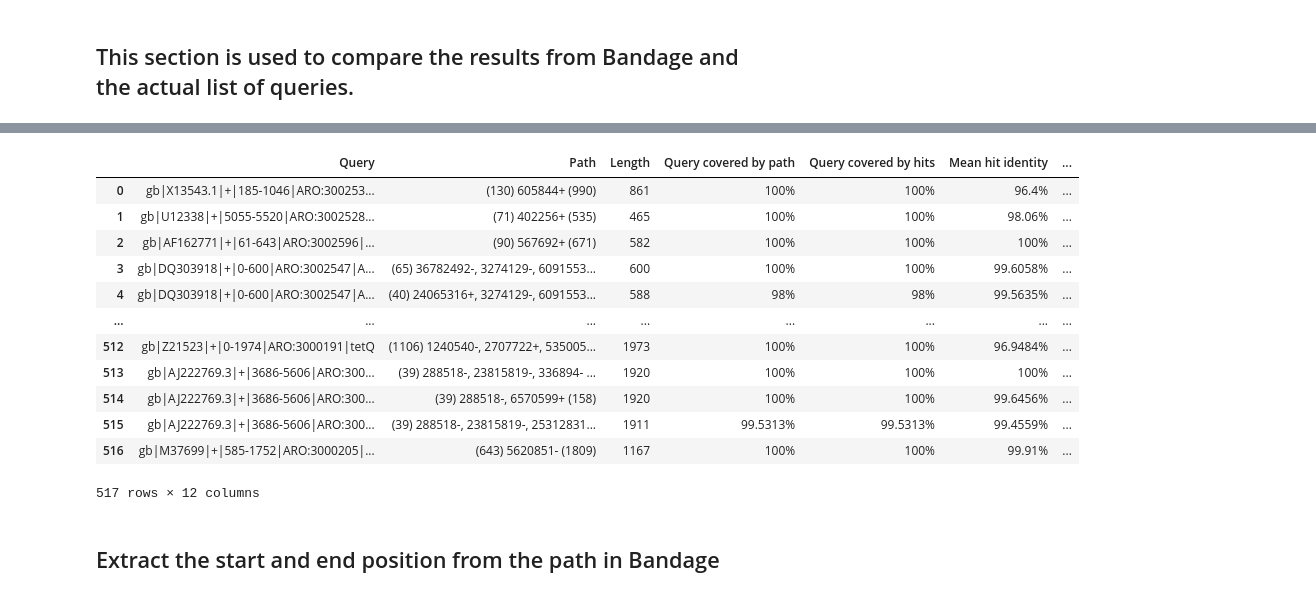
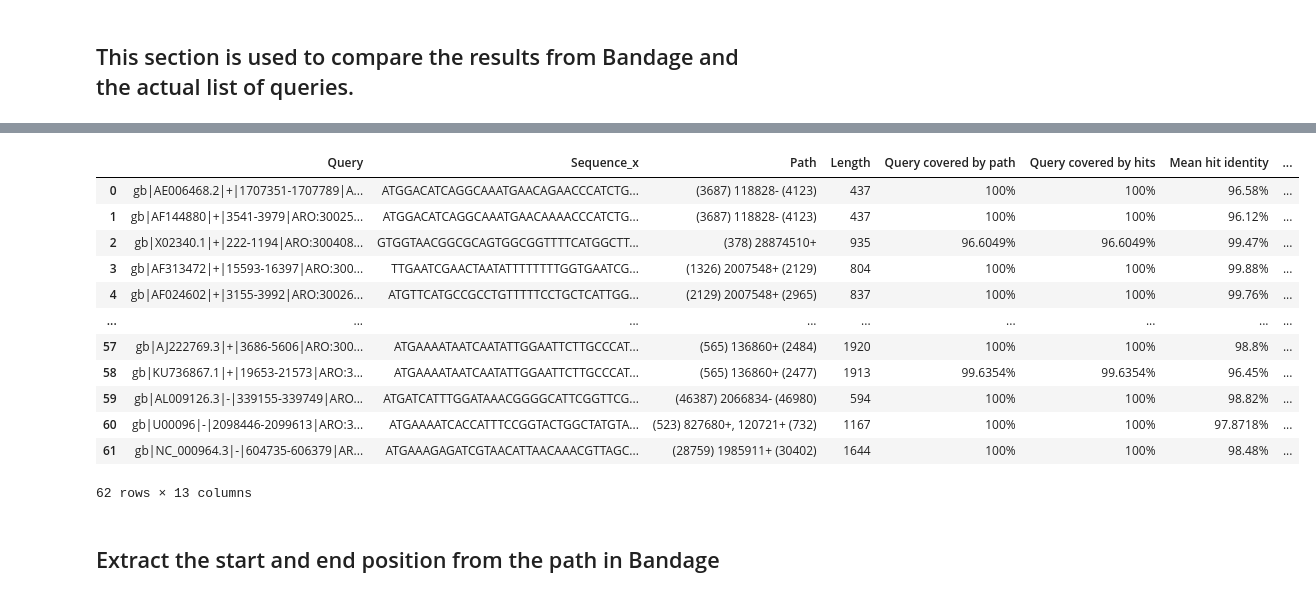
Before and after one commit to Yusreen/Thesis, a Jupyter notebook: Results and findings/CompareQueryAndResults.ipynb, the cells around one changed output, grey strips where cells are left out. Saved outputs shown, nothing was run; the diff lists cells and outputs as text; code cells hidden in the pictures.

```diff
--- a/Results and findings/CompareQueryAndResults.ipynb
+++ b/Results and findings/CompareQueryAndResults.ipynb
@@ -56,4 +82,5 @@ df.to_csv("testSequences.tsv",sep="\t")
 ## This section is used to compare the results from Bandage and the actual list of queries.
 # %%
 # Create a dataframe for Bandage Combined1
-Bandage_Combined1= pd.read_csv('RealBandage.tsv', sep='\t')
+Bandage_Combined1= pd.read_csv('CAMIM2_Resullts/outputCAMIM2Bandage.tsv', sep='\t')
+Bandage_Combined1
@@ -59,0 +101,19 @@ Bandage_Combined1= pd.read_csv('RealBandage.tsv', sep='\t')
+# %%
+# Perform a left merge on 'Query' column to compare sequences
+merged_df_test = pd.merge(df,Bandage_Combined1, on='Query', how='right')
+
+merged_df_test
+# %% [output]
+|  | Query | Sequence_x | Path | Length | Query covered by path | Query covered by hits | Mean hit identity | ... |
+| 0 | gb|AE006468.2|+|1707351-1707789|A... | ATGGACATCAGGCAAATGAACAGAACCCATCTG... | (3687) 118828- (4123) | 437 | 100% | 100% | 96.58% | ... |
+| 1 | gb|AF144880|+|3541-3979|ARO:30025... | ATGGACATCAGGCAAATGAACAAAACCCATCTG... | (3687) 118828- (4123) | 437 | 100% | 100% | 96.12% | ... |
+| 2 | gb|X02340.1|+|222-1194|ARO:300408... | GTGGTAACGGCGCAGTGGCGGTTTTCATGGCTT... | (378) 28874510+ | 935 | 96.6049% | 96.6049% | 99.47% | ... |
+| 3 | gb|AF313472|+|15593-16397|ARO:300... | TTGAATCGAACTAATATTTTTTTTGGTGAATCG... | (1326) 2007548+ (2129) | 804 | 100% | 100% | 99.88% | ... |
+| 4 | gb|AF024602|+|3155-3992|ARO:30026... | ATGTTCATGCCGCCTGTTTTTCCTGCTCATTGG... | (2129) 2007548+ (2965) | 837 | 100% | 100% | 99.76% | ... |
+| ... | ... | ... | ... | ... | ... | ... | ... | ... |
+| 57 | gb|AJ222769.3|+|3686-5606|ARO:300... | ATGAAAATAATCAATATTGGAATTCTTGCCCAT... | (565) 136860+ (2484) | 1920 | 100% | 100% | 98.8% | ... |
+| 58 | gb|KU736867.1|+|19653-21573|ARO:3... | ATGAAAATAATCAATATTGGAATTCTTGCCCAT... | (565) 136860+ (2477) | 1913 | 99.6354% | 99.6354% | 96.45% | ... |
+| 59 | gb|AL009126.3|-|339155-339749|ARO... | ATGATCATTTGGATAAACGGGGCATTCGGTTCG... | (46387) 2066834- (46980) | 594 | 100% | 100% | 98.82% | ... |
+| 60 | gb|U00096|-|2098446-2099613|ARO:3... | ATGAAAATCACCATTTCCGGTACTGGCTATGTA... | (523) 827680+, 120721+ (732) | 1167 | 100% | 100% | 97.8718% | ... |
+| 61 | gb|NC_000964.3|-|604735-606379|AR... | ATGAAAGAGATCGTAACATTAACAAACGTTAGC... | (28759) 1985911+ (30402) | 1644 | 100% | 100% | 98.48% | ... |
+62 rows × 13 columns
@@ -60,20 +133,6 @@ Bandage_Combined1= pd.read_csv('RealBandage.tsv', sep='\t')
 # %%
 #len(df.index)
-Bandage_Combined1
+Bandage_Combined1.dtypes
-# %% [output]
-|  | Query | Path | Length | Query covered by path | Query covered by hits | Mean hit identity | ... |
-| 0 | gb|X13543.1|+|185-1046|ARO:300253... | (130) 605844+ (990) | 861 | 100% | 100% | 96.4% | ... |
-| 1 | gb|U12338|+|5055-5520|ARO:3002528... | (71) 402256+ (535) | 465 | 100% | 100% | 98.06% | ... |
-| 2 | gb|AF162771|+|61-643|ARO:3002596|... | (90) 567692+ (671) | 582 | 100% | 100% | 100% | ... |
-| 3 | gb|DQ303918|+|0-600|ARO:3002547|A... | (65) 36782492-, 3274129-, 6091553... | 600 | 100% | 100% | 99.6058% | ... |
-| 4 | gb|DQ303918|+|0-600|ARO:3002547|A... | (40) 24065316+, 3274129-, 6091553... | 588 | 98% | 98% | 99.5635% | ... |
-| ... | ... | ... | ... | ... | ... | ... | ... |
-| 512 | gb|Z21523|+|0-1974|ARO:3000191|tetQ | (1106) 1240540-, 2707722+, 535005... | 1973 | 100% | 100% | 96.9484% | ... |
-| 513 | gb|AJ222769.3|+|3686-5606|ARO:300... | (39) 288518-, 23815819-, 336894- ... | 1920 | 100% | 100% | 100% | ... |
-| 514 | gb|AJ222769.3|+|3686-5606|ARO:300... | (39) 288518-, 6570599+ (158) | 1920 | 100% | 100% | 99.6456% | ... |
-| 515 | gb|AJ222769.3|+|3686-5606|ARO:300... | (39) 288518-, 23815819-, 25312831... | 1911 | 99.5313% | 99.5313% | 99.4559% | ... |
-| 516 | gb|M37699|+|585-1752|ARO:3000205|... | (643) 5620851- (1809) | 1167 | 100% | 100% | 99.91% | ... |
-517 rows × 12 columns
 # %%
 Bandage_Combined_Query_Path =Bandage_Combined1[['Path','Query','Sequence']]
 # %% [markdown]
```
Also changed, not shown: parts of 36 cells of this notebook, 22 other files.
